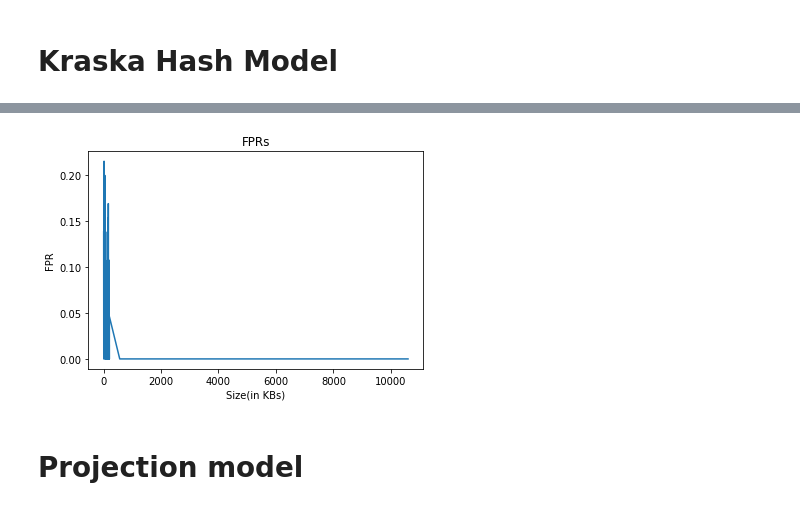
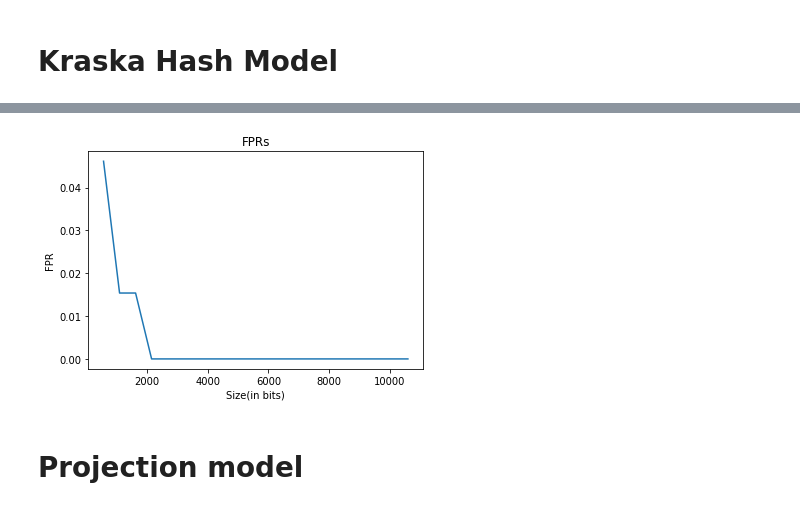
Before and after one commit to borthakur/Learned-Bloom-Filters, a Jupyter notebook: Wine_Dataset.ipynb, the cells around one changed output, grey strips where cells are left out. Saved outputs shown, nothing was run; the diff lists cells and outputs as text; code cells hidden in the pictures.

```diff
--- a/Wine_Dataset.ipynb
+++ b/Wine_Dataset.ipynb
@@ -68,3 +65,6 @@ size_values = []
+# %%
+fpr_values_kraska = []
+size_values_kraska = []
 # %% [markdown]
 # Kraska Hash Model
 # %%
@@ -211,12 +211,12 @@ Number of nodes: 4
 ... (49 outputs left out)
 # %%
-plt.plot(size_values,fpr_values)
+plt.plot(size_values_kraska,fpr_values_kraska)
 plt.title('FPRs')
-plt.xlabel('Size(in KBs)')
+plt.xlabel('Size(in bits)')
 plt.ylabel('FPR')
 plt.show()
 # %% [output]
-[figure, old version]
+[figure, new version]
 # %% [markdown]
 # Projection model
 # %%
```
Also changed, not shown: parts of 8 cells of this notebook.
